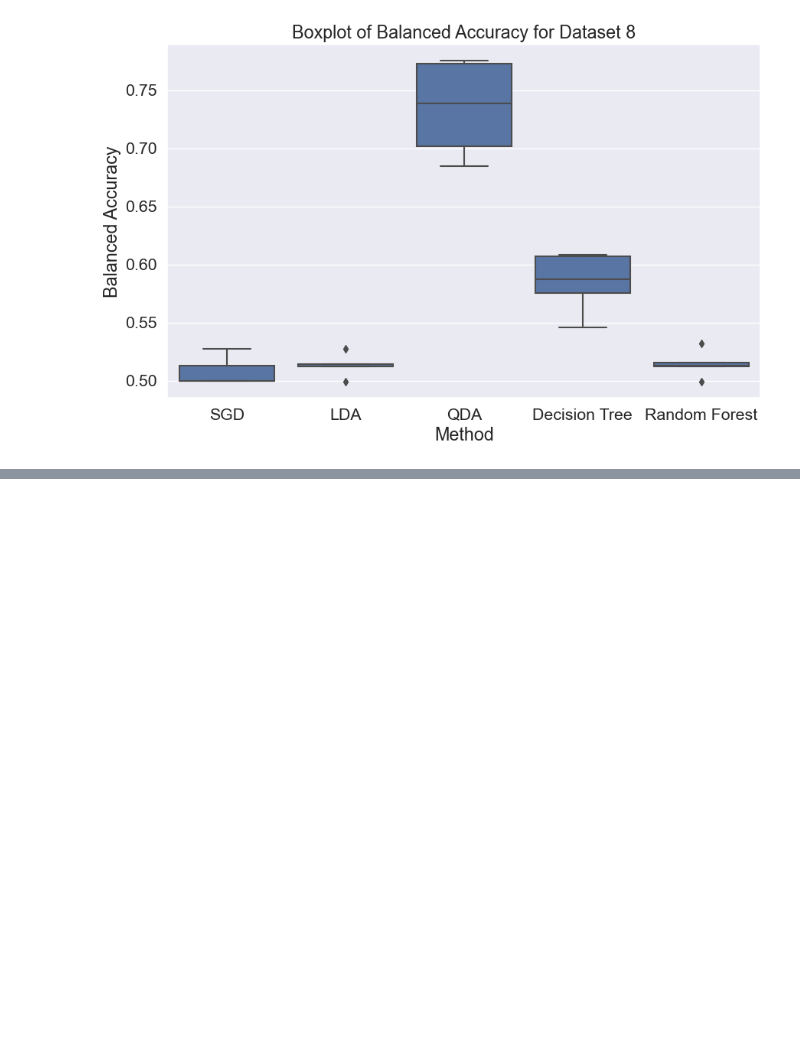
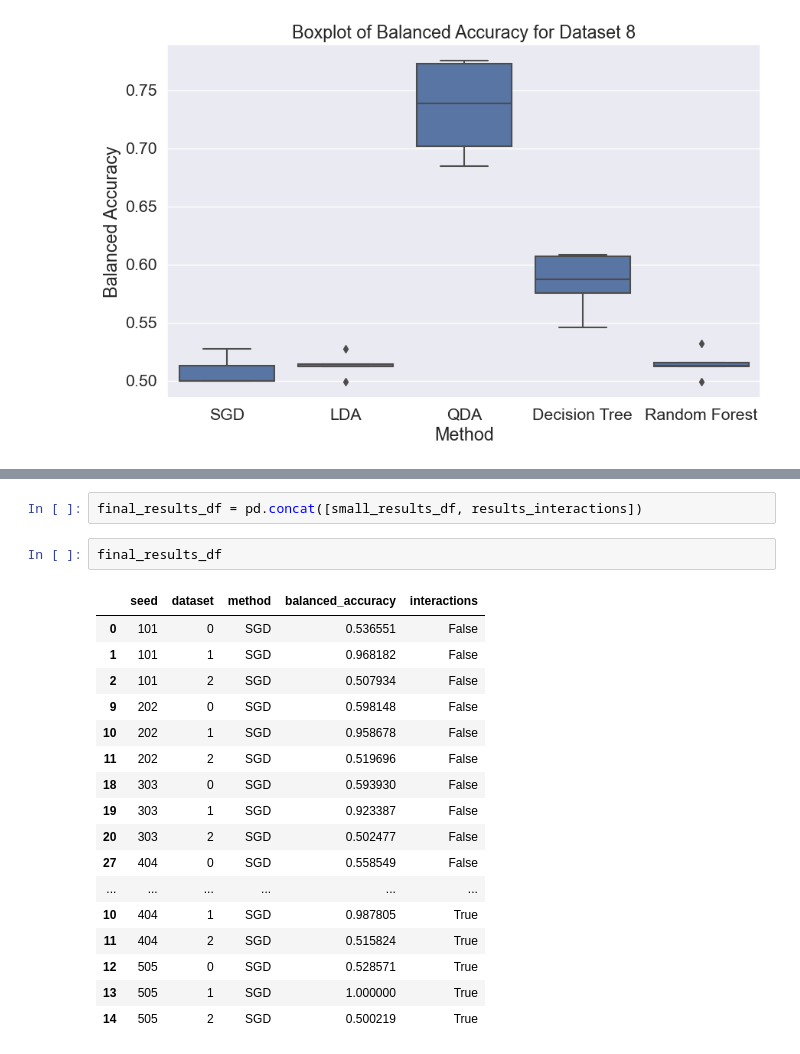
Before and after one commit to zuzannakotlinska/AML_project, a Jupyter notebook: src/experiments_sgd.ipynb, the cells around one changed output, grey strips where cells are left out. Cells and saved outputs as stored; diff of their text form; blank space fills up the shorter version.

```diff
--- a/src/experiments_sgd.ipynb
+++ b/src/experiments_sgd.ipynb
@@ -152,0 +184,22 @@ plot_all(final_results_df)
+# %%
+final_results_df = pd.concat([small_results_df, results_interactions])
+# %%
+final_results_df
+# %% [output]
+|  | seed | dataset | method | balanced_accuracy | interactions |
+| 0 | 101 | 0 | SGD | 0.536551 | False |
+| 1 | 101 | 1 | SGD | 0.968182 | False |
+| 2 | 101 | 2 | SGD | 0.507934 | False |
+| 9 | 202 | 0 | SGD | 0.598148 | False |
+| 10 | 202 | 1 | SGD | 0.958678 | False |
+| 11 | 202 | 2 | SGD | 0.519696 | False |
+| 18 | 303 | 0 | SGD | 0.593930 | False |
+| 19 | 303 | 1 | SGD | 0.923387 | False |
+| 20 | 303 | 2 | SGD | 0.502477 | False |
+| 27 | 404 | 0 | SGD | 0.558549 | False |
+| ... | ... | ... | ... | ... | ... |
+| 10 | 404 | 1 | SGD | 0.987805 | True |
+| 11 | 404 | 2 | SGD | 0.515824 | True |
+| 12 | 505 | 0 | SGD | 0.528571 | True |
+| 13 | 505 | 1 | SGD | 1.000000 | True |
+| 14 | 505 | 2 | SGD | 0.500219 | True |
```
Also changed, not shown: parts of 8 cells of this notebook.
